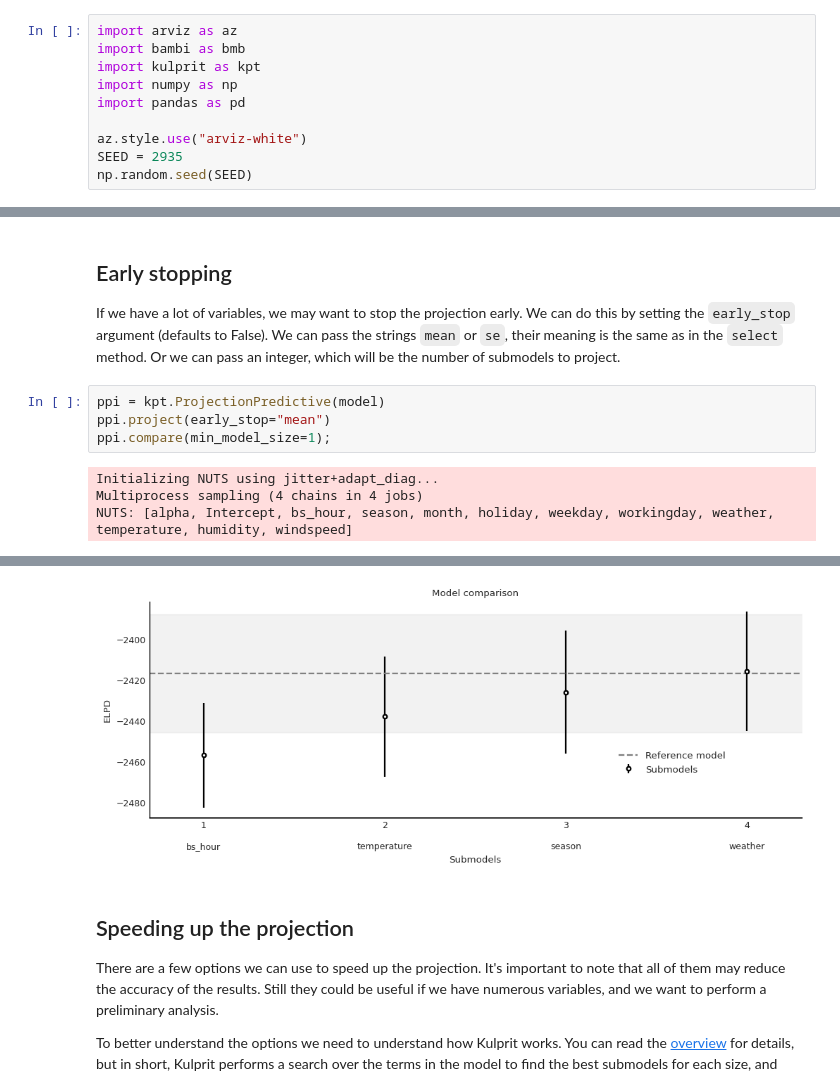
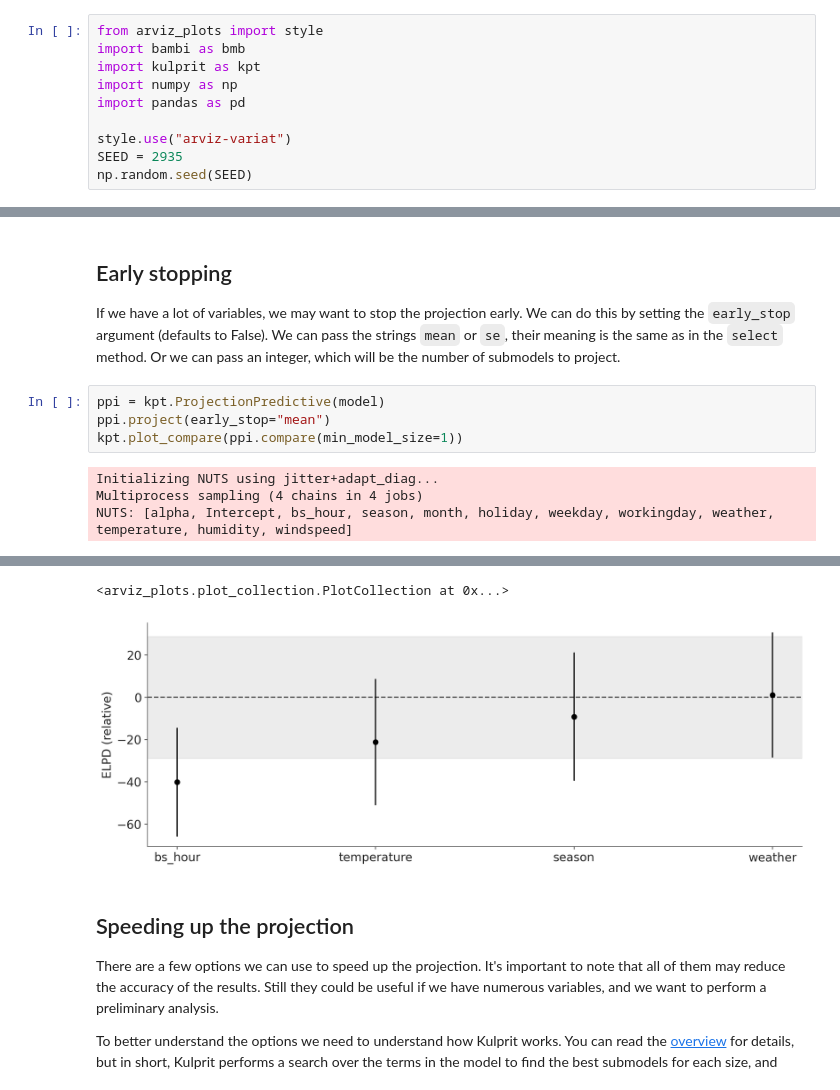
Before and after one commit to bambinos/kulprit, a Jupyter notebook: docs/examples/Examples.ipynb, the cells around one changed output, grey strips where cells are left out. Saved outputs shown, nothing was run; the diff lists cells and outputs as text.

```diff
--- a/docs/examples/Examples.ipynb
+++ b/docs/examples/Examples.ipynb
@@ -7,13 +7,13 @@ We are going to use two examples to illustrate how to use Kulprit for variable s
 
 * Bikes: This dataset contains the number of bike rentals per hour (`count`) in a bike-sharing system, along with several features that can be used to predict the number of rentals, including `temperature`, `windsepeed`, `hour`, among others. We will use all the variables in the dataset.
 # %%
-import arviz as az
+from arviz_plots import style
 import bambi as bmb
 import kulprit as kpt
 import numpy as np
 import pandas as pd
 
-az.style.use("arviz-white")
+style.use("arviz-variat")
 SEED = 2935
 np.random.seed(SEED)
 # %% [markdown]
@@ -151,7 +175,7 @@ If we have a lot of variables, we may want to stop the projection early. We can
 # %%
 ppi = kpt.ProjectionPredictive(model)
 ppi.project(early_stop="mean")
-ppi.compare(min_model_size=1);
+kpt.plot_compare(ppi.compare(min_model_size=1))
 # %% [output]
 Initializing NUTS using jitter+adapt_diag...
 Multiprocess sampling (4 chains in 4 jobs)
@@ -162,4 +186,5 @@ Sampling 4 chains for 1_000 tune and 1_000 draw iterations (4_000 + 4_000 draws
+<arviz_plots.plot_collection.PlotCollection at 0x...>
-[figure, old version]
+[figure, new version]
 # %% [markdown]
 ## Speeding up the projection
 
```
Also changed, not shown: parts of 11 cells of this notebook, 7 other files.
